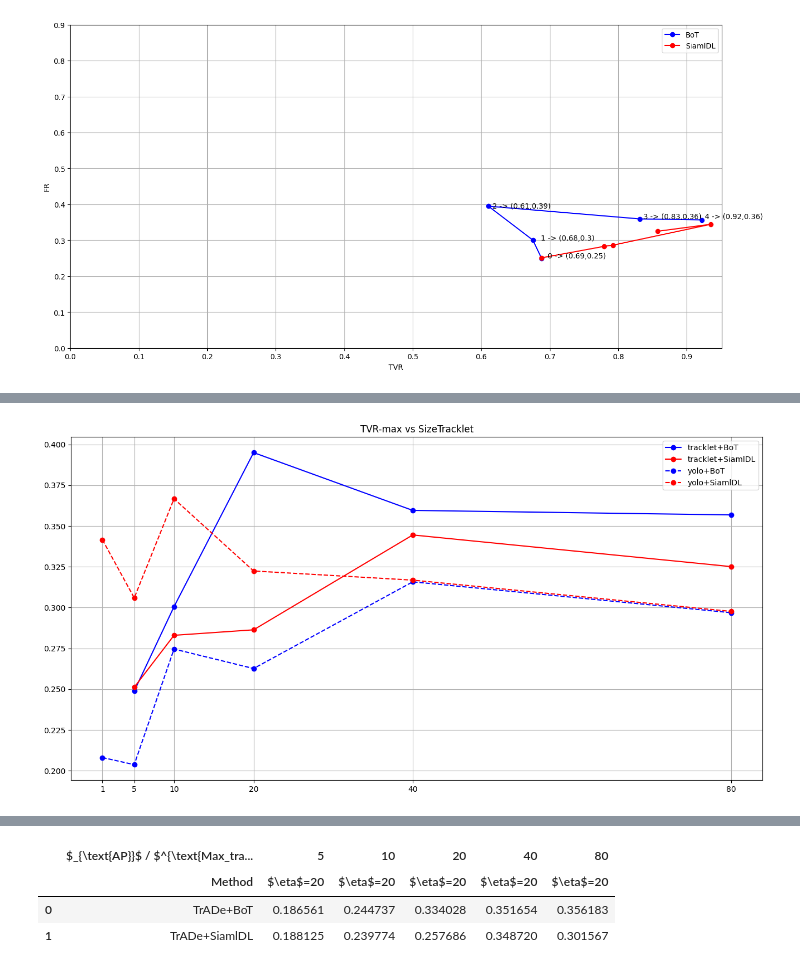
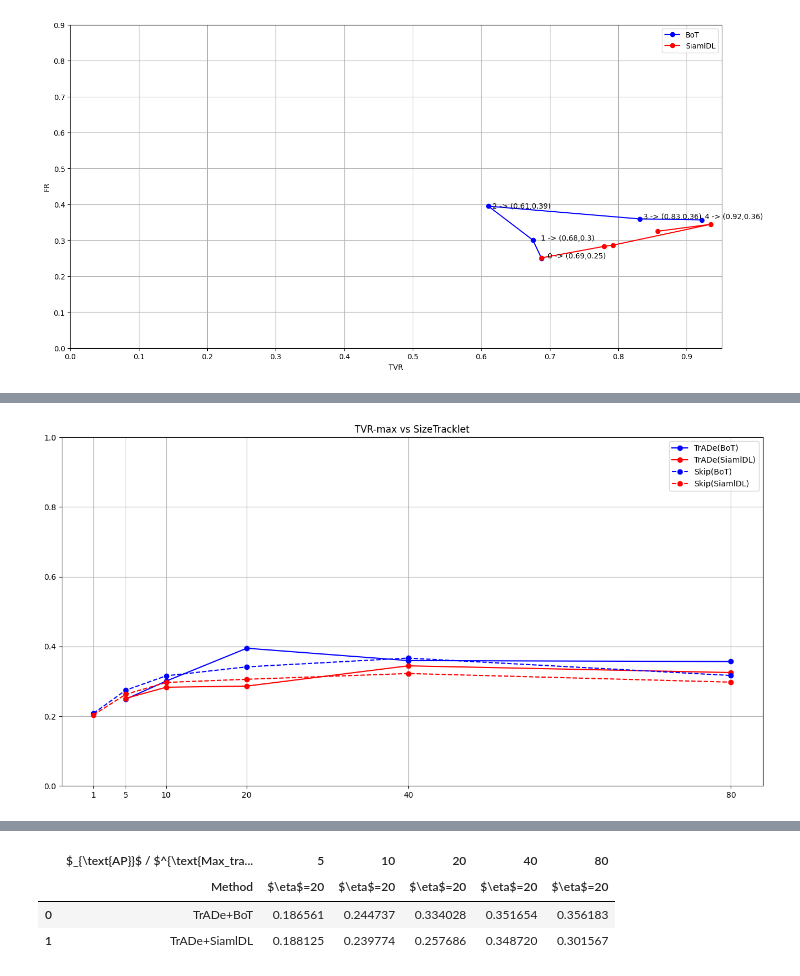
Before and after one commit to luigy-mach/TrADe, a Jupyter notebook: notebooks/show-result_TrADe+ReID.ipynb, the cells around one changed output, grey strips where cells are left out. Cells and saved outputs as stored; diff of their text form; code cells hidden in the pictures.

```diff
--- a/notebooks/show-result_TrADe+ReID.ipynb
+++ b/notebooks/show-result_TrADe+ReID.ipynb
@@ -104,0 +124,16 @@ for curr_path in all_paths:
+# %%
+
+FR_TVR_results_Skip_max = np.asarray ([
+                                        [ 'Skip+BoT_e1f' , 0.5189873417721519  ,  0.20812182741116753 ],
+                                        [ 'Skip+BoT_e5f' , 0.6708860759493671  ,  0.27461139896373055 ],
+                                        [ 'Skip+BoT_e10f' , 0.8354430379746836  ,  0.3157894736842105 ],
+                                        [ 'Skip+BoT_e20f' , 0.8734177215189873  ,  0.3415841584158416 ],
+                                        [ 'Skip+BoT_e40f' , 0.8354430379746836  ,  0.36666666666666664 ],
+                                        [ 'Skip+BoT_e80f' , 0.810126582278481  ,  0.31683168316831684 ],
+                                        [ 'Skip+SiamIDL_e1f' , 0.5443037974683544  ,  0.2037914691943128 ],
+                                        [ 'Skip+SiamIDL_e5f' , 0.7215189873417721  ,  0.2626728110599078 ],
+                                        [ 'Skip+SiamIDL_e10f' , 0.7215189873417721  ,  0.296875 ],
+                                        [ 'Skip+SiamIDL_e20f' , 0.8481012658227848  ,  0.3059360730593607 ],
+                                        [ 'Skip+SiamIDL_e40f' , 0.8734177215189873  ,  0.32242990654205606 ],
+                                        [ 'Skip+SiamIDL_e80f' , 0.810126582278481  ,  0.29767441860465116 ],
+                                    ])
@@ -589,40 +666,34 @@ plt.show()
 # %%
 file_save = 'TVR-max_SizeTracklet'
 
 plt.figure(figsize=(16, 8))
 
 axis_x1 = [1, 5, 10, 20, 40, 80]
 axis_x2 = [5, 10, 20, 40, 80]
 
 axis_y1 = new_all_FR_TVR['TVR'].iloc[0].to_list()
 axis_y2 = new_all_FR_TVR['TVR'].iloc[1].to_list()
 
-plt.plot(axis_x2, axis_y1, 'bo-', label='tracklet+BoT')
-plt.plot(axis_x2, axis_y2, 'ro-', label='tracklet+SiamlDL')
+plt.plot(axis_x2, axis_y1, 'bo-', label='TrADe(BoT)')
+plt.plot(axis_x2, axis_y2, 'ro-', label='TrADe(SiamlDL)')
 
+axis_y3 = FR_TVR_results_Skip_max[0:6,2].astype(float).tolist()
+axis_y4 = FR_TVR_results_Skip_max[6: ,2].astype(float).tolist()
 
-# axis_y3 = FR_TVR_results_yolo_mean[0:6,2].astype(float).tolist()
-# axis_y4 = FR_TVR_results_yolo_mean[6: ,2].astype(float).tolist()
-axis_y3 = FR_TVR_results_yolo_max[0:6,2].astype(float).tolist()
-axis_y4 = FR_TVR_results_yolo_max[6: ,2].astype(float).tolist()
-
-
-plt.plot(axis_x1, axis_y3, 'bo--', label='yolo+BoT')
-plt.plot(axis_x1, axis_y4, 'ro--', label='yolo+SiamlDL')
-
-
+plt.plot(axis_x1, axis_y3, 'bo--', label='Skip(BoT)')
+plt.plot(axis_x1, axis_y4, 'ro--', label='Skip(SiamlDL)')
 
 
 plt.legend()
 # plt.title('TVR-mean vs SizeTracklet')
 plt.title('TVR-max vs SizeTracklet')
-# plt.yticks(np.arange(0.0, 1.01, step=0.2))
+plt.yticks(np.arange(0.0, 1.01, step=0.2))
 # plt.xticks(np.arange(0, 90, step=10))
 plt.xticks(axis_x1)
 
 plt.grid(True)
 # plt.savefig(os.path.join(path_save_imgs,file_save),dpi=400)   # save the figure to file
 
 plt.show()
 # %% [output]
-[figure, old version]
+[figure, new version]
```
Also changed, not shown: parts of 46 cells of this notebook.
